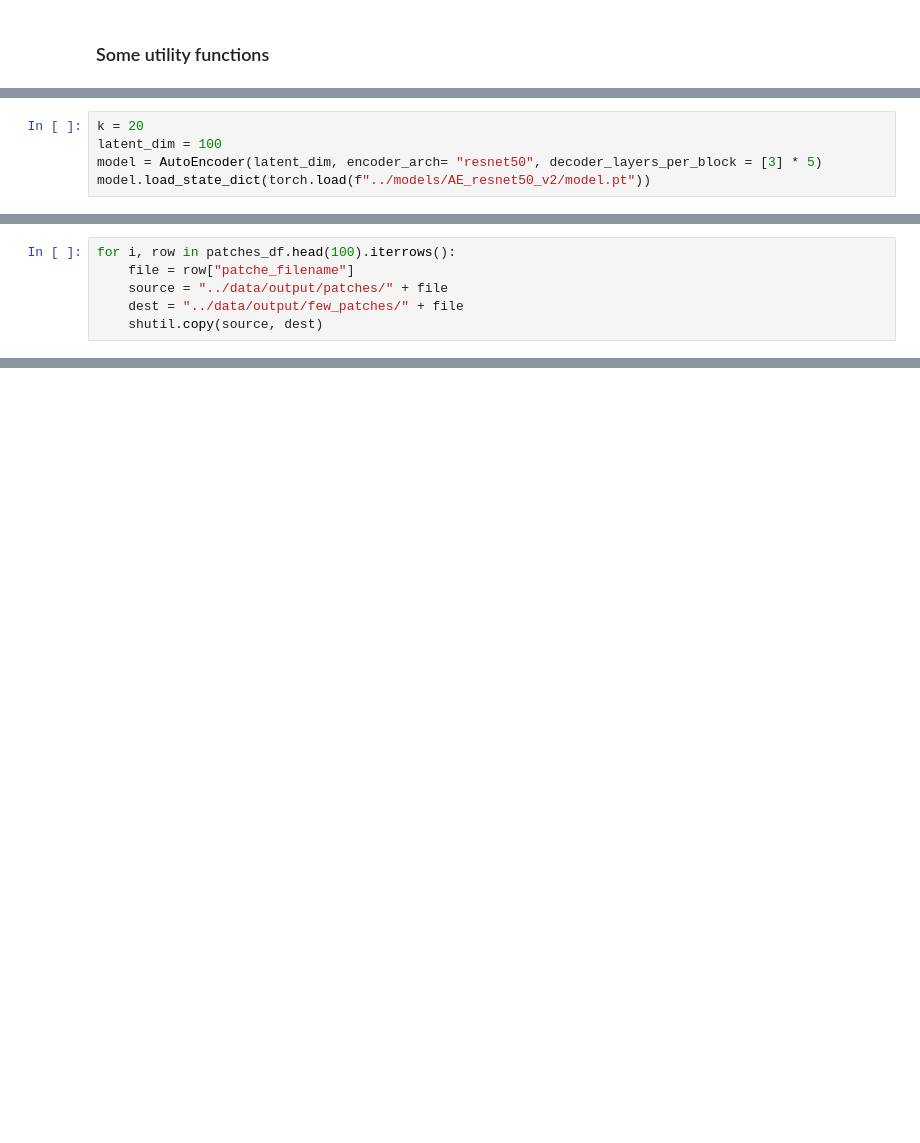
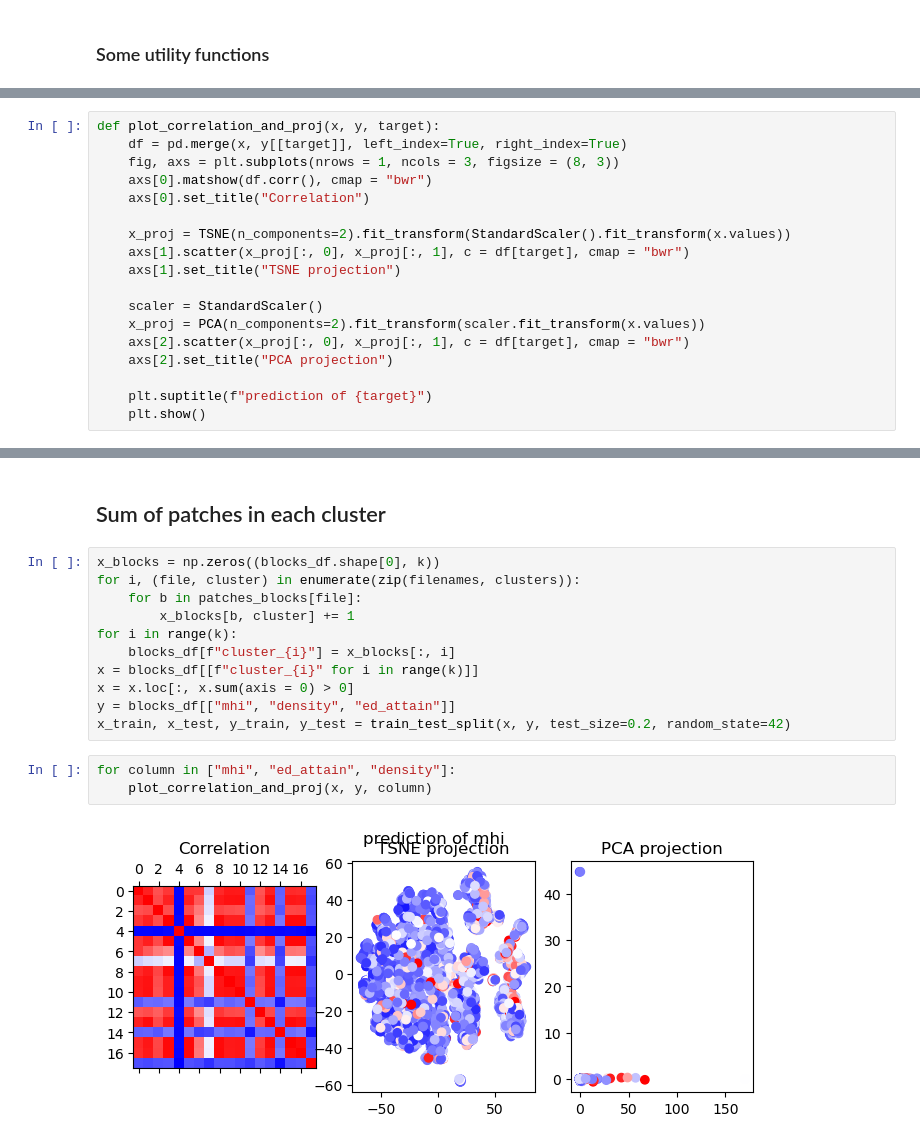
Before and after one commit to VIDA-NYU/GDPFinder, a Jupyter notebook: notebooks/block_predictions.ipynb, the cells around one changed output, grey strips where cells are left out. Drawn from its saved outputs; the diff is of its cells as text; blank space fills up the shorter version.

Commit message:
improved functions for predicting blocks variables and add partial results

```diff
--- a/notebooks/block_predictions.ipynb
+++ b/notebooks/block_predictions.ipynb
@@ -259,5 +98,0 @@ MAE: 11408.991   R²: 0.411
-# %%
-k = 20
-latent_dim = 100
-model = AutoEncoder(latent_dim, encoder_arch= "resnet50", decoder_layers_per_block = [3] * 5)
-model.load_state_dict(torch.load(f"../models/AE_resnet50_v2/model.pt"))
@@ -386,6 +98,0 @@ import shutil
-# %%
-for i, row in patches_df.head(100).iterrows():
-    file = row["patche_filename"]
-    source = "../data/output/patches/" + file
-    dest = "../data/output/few_patches/" + file
-    shutil.copy(source, dest)
@@ -399,0 +115,18 @@ pd.DataFrame(
+# %%
+def plot_correlation_and_proj(x, y, target):
+    df = pd.merge(x, y[[target]], left_index=True, right_index=True)
+    fig, axs = plt.subplots(nrows = 1, ncols = 3, figsize = (8, 3))
+    axs[0].matshow(df.corr(), cmap = "bwr")
+    axs[0].set_title("Correlation")
+
+    x_proj = TSNE(n_components=2).fit_transform(StandardScaler().fit_transform(x.values))
+    axs[1].scatter(x_proj[:, 0], x_proj[:, 1], c = df[target], cmap = "bwr")
+    axs[1].set_title("TSNE projection")
+
+    scaler = StandardScaler()
+    x_proj = PCA(n_components=2).fit_transform(scaler.fit_transform(x.values))
+    axs[2].scatter(x_proj[:, 0], x_proj[:, 1], c = df[target], cmap = "bwr")
+    axs[2].set_title("PCA projection")
+
+    plt.suptitle(f"prediction of {target}")
+    plt.show()
@@ -399,0 +174,18 @@ pd.DataFrame(
+# %% [markdown]
+## Sum of patches in each cluster
+# %%
+x_blocks = np.zeros((blocks_df.shape[0], k))
+for i, (file, cluster) in enumerate(zip(filenames, clusters)):
+    for b in patches_blocks[file]:
+        x_blocks[b, cluster] += 1
+for i in range(k):
+    blocks_df[f"cluster_{i}"] = x_blocks[:, i]
+x = blocks_df[[f"cluster_{i}" for i in range(k)]]
+x = x.loc[:, x.sum(axis = 0) > 0]
+y = blocks_df[["mhi", "density", "ed_attain"]]
+x_train, x_test, y_train, y_test = train_test_split(x, y, test_size=0.2, random_state=42)
+# %%
+for column in ["mhi", "ed_attain", "density"]:
+    plot_correlation_and_proj(x, y, column)
+# %% [output]
+[figure, added]
```
Also changed, not shown: parts of 66 cells of this notebook.
